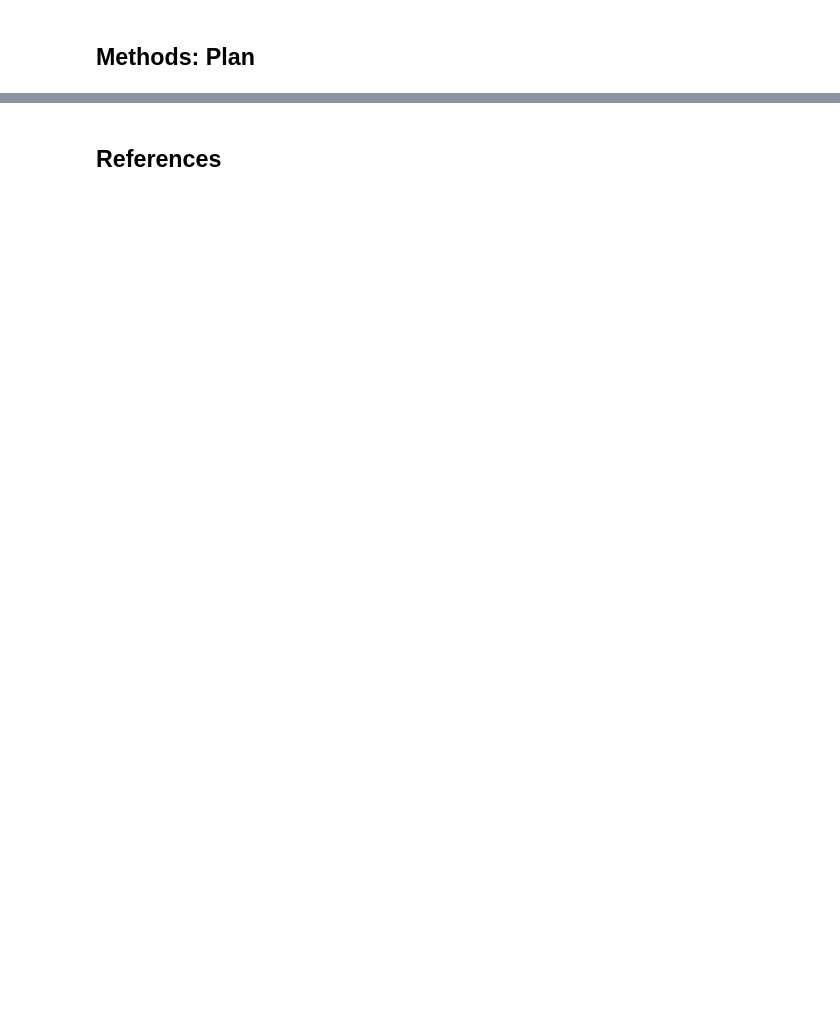
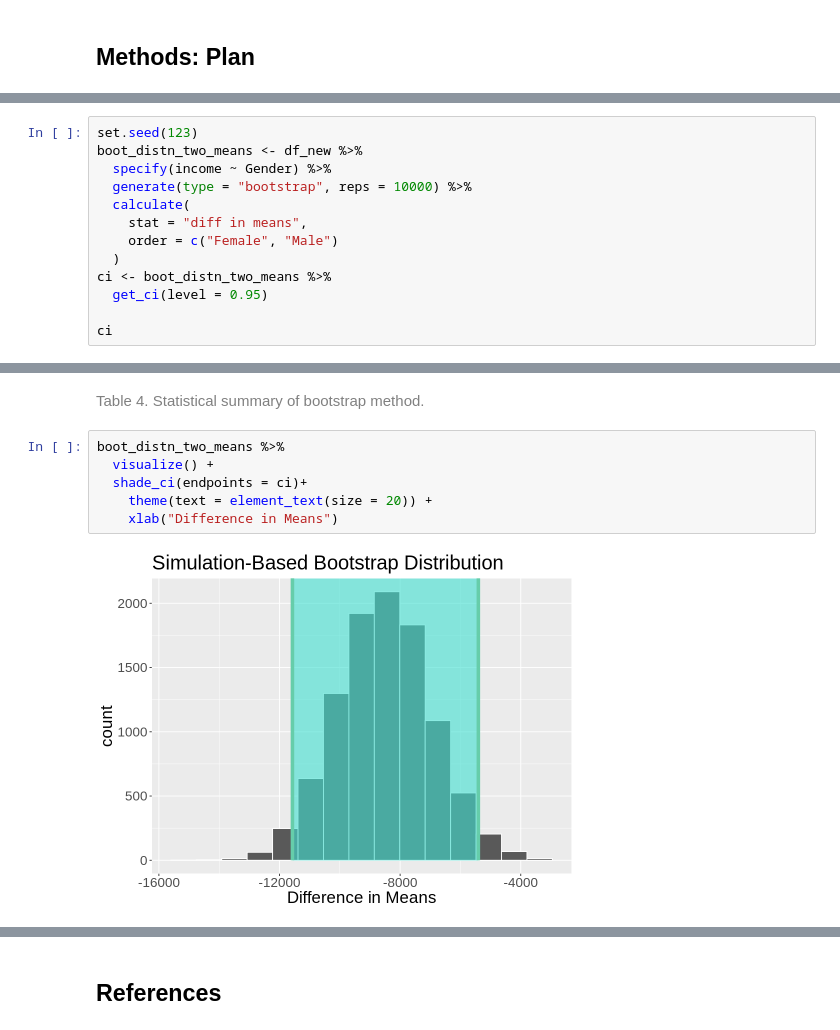
Before and after one commit to kristennli/stat201, a Jupyter notebook: Project Proposal.ipynb, the cells around one changed output, grey strips where cells are left out. Drawn from its saved outputs; the diff is of its cells as text; blank space fills up the shorter version.

```diff
--- a/Project Proposal.ipynb
+++ b/Project Proposal.ipynb
@@ -211,0 +305,13 @@ According to Statistics Canada’s report, the gender wage gap persists. We expe
+# %%
+set.seed(123)
+boot_distn_two_means <- df_new %>%
+  specify(income ~ Gender) %>%
+  generate(type = "bootstrap", reps = 10000) %>%
+  calculate(
+    stat = "diff in means",
+    order = c("Female", "Male")
+  )
+ci <- boot_distn_two_means %>%
+  get_ci(level = 0.95)
+
+ci
@@ -211,0 +335,10 @@ According to Statistics Canada’s report, the gender wage gap persists. We expe
+# %% [markdown]
+<font color='grey'> Table 4. Statistical summary of bootstrap method.
+# %%
+boot_distn_two_means %>%
+  visualize() +
+  shade_ci(endpoints = ci)+
+    theme(text = element_text(size = 20)) +
+    xlab("Difference in Means")
+# %% [output]
+[figure, added]
```
Also changed, not shown: parts of 43 cells of this notebook.
